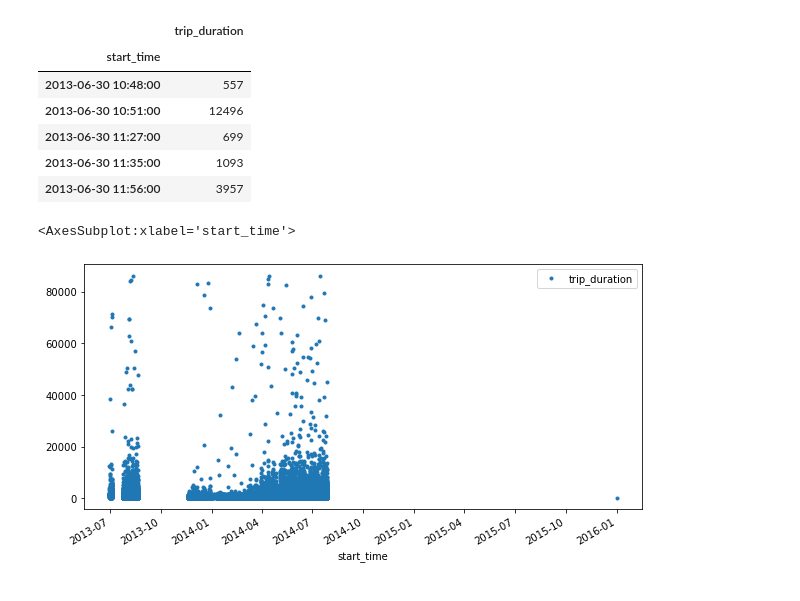
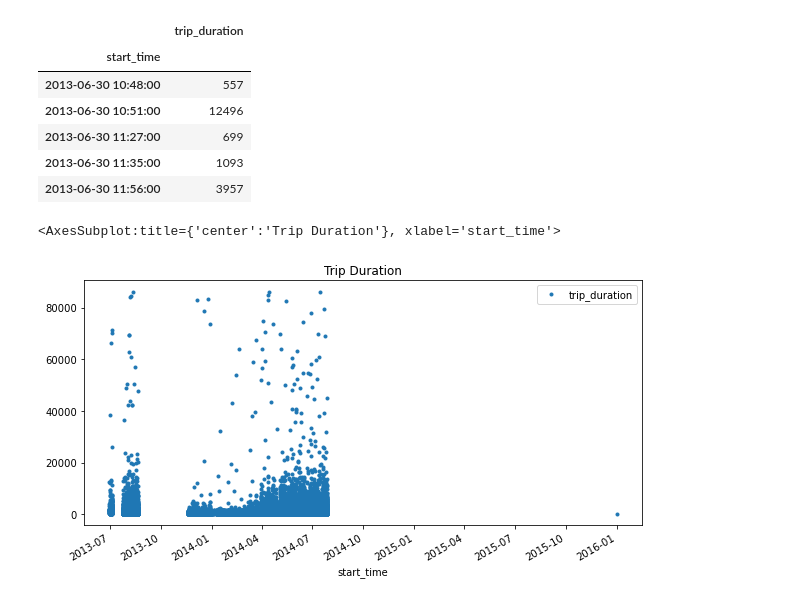
Before and after one commit to astrodestroyergithub/Divvy-Bike-Share, a Jupyter notebook: CODE/forecasting_with_xgboost.ipynb, the cells around one changed output. Saved outputs shown, nothing was run; the diff lists cells and outputs as text; code cells hidden in the pictures.

```diff
--- a/CODE/forecasting_with_xgboost.ipynb
+++ b/CODE/forecasting_with_xgboost.ipynb
@@ -35,7 +36,7 @@ df3.head()
 | 2013-06-30 11:56:00 | 3957 |
 # %%
 # plotting the data
-df3.plot(style='.',figsize=(10,5))
+df3.plot(style='.',figsize=(10,5), title='Trip Duration')
 # %% [output]
-<AxesSubplot:xlabel='start_time'>
+<AxesSubplot:title={'center':'Trip Duration'}, xlabel='start_time'>
-[figure, old version]
+[figure, new version]
```
Also changed, not shown: parts of 22 cells of this notebook.
